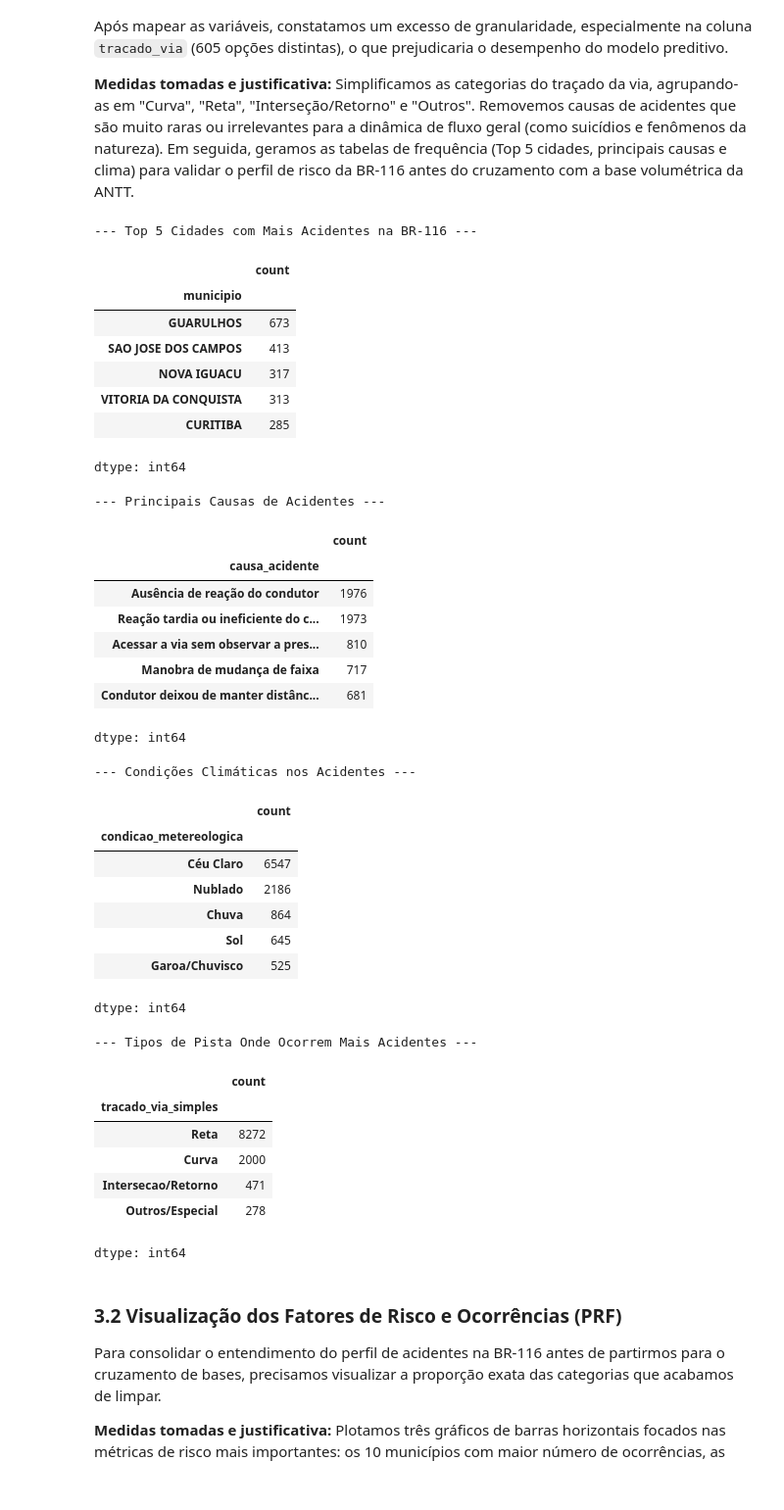
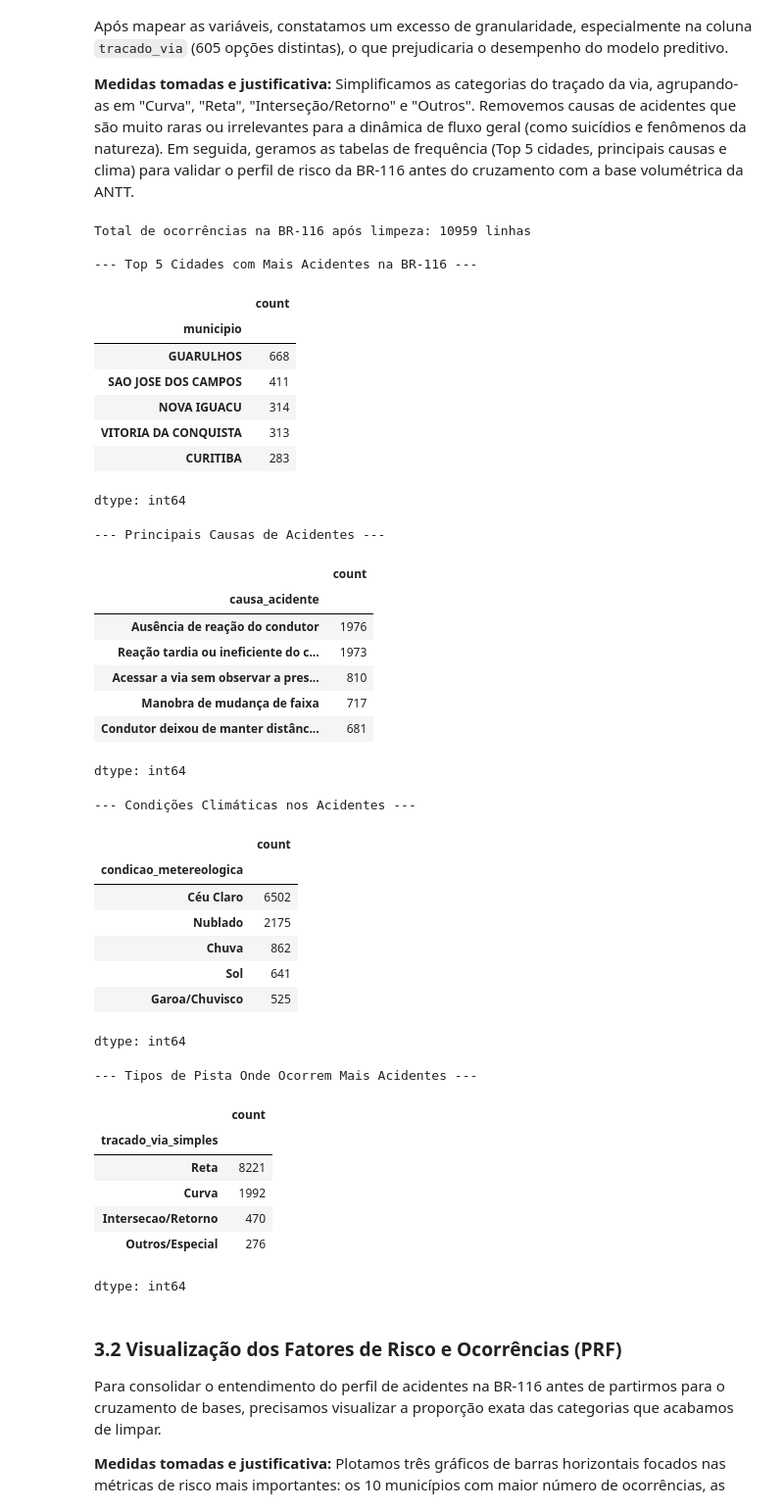
Before and after one commit to MatheusGuedes02/Data-Science-and-Analytics-Global-Solution-2026---Citizen-Intelligence-Predictive-Analytics, a Jupyter notebook: GlobalSolution_DataScience_Citizen_Intelligence_&_Predictive_Analytics.ipynb, the cells around one changed output. Shown at 98% size. Cells and saved outputs as stored; diff of their text form; code cells hidden in the pictures.

```diff
--- a/GlobalSolution_DataScience_Citizen_Intelligence_&_Predictive_Analytics.ipynb
+++ b/GlobalSolution_DataScience_Citizen_Intelligence_&_Predictive_Analytics.ipynb
@@ -287,41 +316,56 @@ Após mapear as variáveis, constatamos um excesso de granularidade, especialmen
 **Medidas tomadas e justificativa:**
 Simplificamos as categorias do traçado da via, agrupando-as em "Curva", "Reta", "Interseção/Retorno" e "Outros". Removemos causas de acidentes que são muito raras ou irrelevantes para a dinâmica de fluxo geral (como suicídios e fenômenos da natureza). Em seguida, geramos as tabelas de frequência (Top 5 cidades, principais causas e clima) para validar o perfil de risco da BR-116 antes do cruzamento com a base volumétrica da ANTT.
 # %%
-# 1. Simplifica a coluna de traçado da via (reduz de 605 para 4 categorias)
+# 1. Filtra a base original da PRF para isolar a BR-116
+df_prf_regis = df_prf[df_prf['br'] == 116].copy()
+
+# 2. Remove causas atípicas ou irrelevantes para a dinâmica de fluxo rodoviário
+causas_ignorar = [
+    'Suicídio (presumido)',
+    'Transtornos Mentais (exceto suicidio)',
+    'Demais Fenômenos da natureza'
+]
+df_prf_regis = df_prf_regis[~df_prf_regis['causa_acidente'].isin(causas_ignorar)]
+
+# 3. Simplifica a coluna de traçado da via (reduz de 605 para 4 categorias)
 def simplificar_tracado(tracado):
     tracado = str(tracado).lower()
     if 'curva' in tracado:
         return 'Curva'
     elif 'reta' in tracado:
         return 'Reta'
     elif 'interseção' in tracado or 'retorno' in tracado or 'rotatória' in tracado:
         return 'Intersecao/Retorno'
     else:
         return 'Outros/Especial'
 
 df_prf_regis['tracado_via_simples'] = df_prf_regis['tracado_via'].apply(simplificar_tracado)
 
-# 2. Exibe as quantidades finais que justificam o problema investigado
+# 4. Exibe as quantidades finais que justificam o problema investigado
+print(f"Total de ocorrências na BR-116 após limpeza: {df_prf_regis.shape[0]} linhas\n")
+
 print("--- Top 5 Cidades com Mais Acidentes na BR-116 ---")
 display(df_prf_regis['municipio'].value_counts().head())
 
 print("\n--- Principais Causas de Acidentes ---")
 display(df_prf_regis['causa_acidente'].value_counts().head())
 
 print("\n--- Condições Climáticas nos Acidentes ---")
 display(df_prf_regis['condicao_metereologica'].value_counts().head())
 
 print("\n--- Tipos de Pista Onde Ocorrem Mais Acidentes ---")
 display(df_prf_regis['tracado_via_simples'].value_counts())
 # %% [output]
+Total de ocorrências na BR-116 após limpeza: 10959 linhas
+
 --- Top 5 Cidades com Mais Acidentes na BR-116 ---
 |  | count |
 | municipio |  |
-| GUARULHOS | 673 |
-| SAO JOSE DOS CAMPOS | 413 |
-| NOVA IGUACU | 317 |
+| GUARULHOS | 668 |
+| SAO JOSE DOS CAMPOS | 411 |
+| NOVA IGUACU | 314 |
 | VITORIA DA CONQUISTA | 313 |
-| CURITIBA | 285 |
+| CURITIBA | 283 |
 dtype: int64
 --- Principais Causas de Acidentes ---
 |  | count |
@@ -335,19 +379,19 @@ dtype: int64
 --- Condições Climáticas nos Acidentes ---
 |  | count |
 | condicao_metereologica |  |
-| Céu Claro | 6547 |
-| Nublado | 2186 |
-| Chuva | 864 |
-| Sol | 645 |
+| Céu Claro | 6502 |
+| Nublado | 2175 |
+| Chuva | 862 |
+| Sol | 641 |
 | Garoa/Chuvisco | 525 |
 dtype: int64
 --- Tipos de Pista Onde Ocorrem Mais Acidentes ---
 |  | count |
 | tracado_via_simples |  |
-| Reta | 8272 |
-| Curva | 2000 |
-| Intersecao/Retorno | 471 |
-| Outros/Especial | 278 |
+| Reta | 8221 |
+| Curva | 1992 |
+| Intersecao/Retorno | 470 |
+| Outros/Especial | 276 |
 dtype: int64
 # %% [markdown]
 ### 3.2 Visualização dos Fatores de Risco e Ocorrências (PRF)
```
Also changed, not shown: parts of 34 cells of this notebook, 2 other files.
